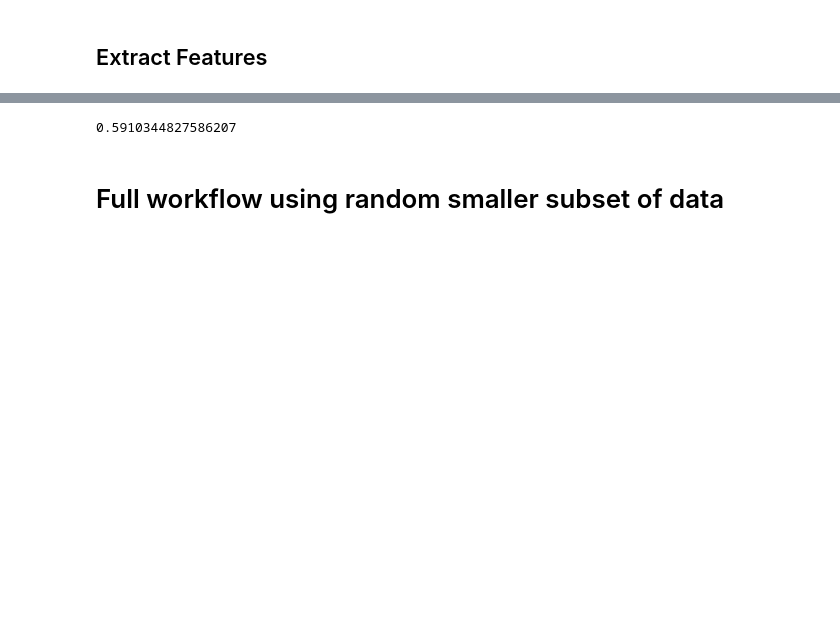
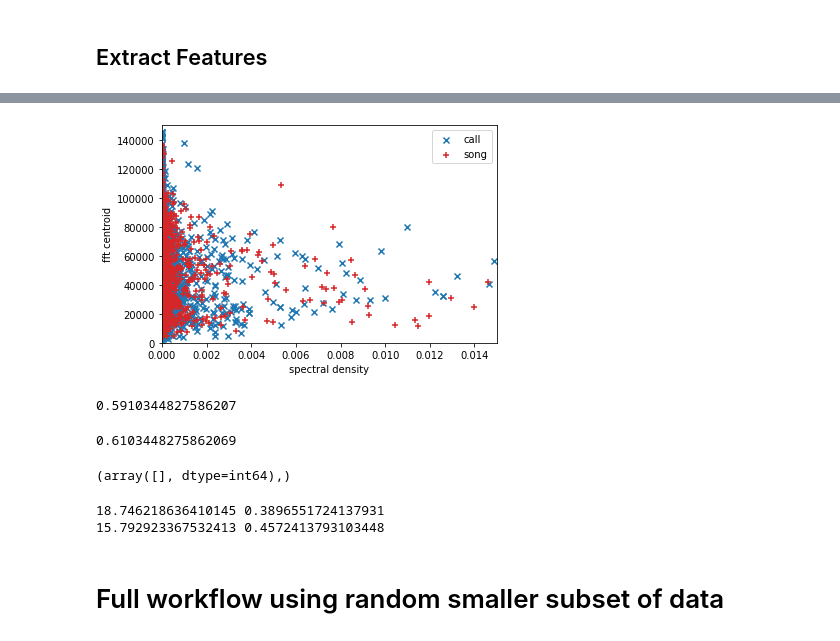
Before and after one commit to adithyabsk/bird_audio, a Jupyter notebook: notebooks/2.0-mk-audio-model.ipynb, the cells around one changed output, grey strips where cells are left out. Drawn from its saved outputs; the diff is of its cells as text; code cells hidden in the pictures; blank space fills up the shorter version.

Commit message:
Plotting features, calculating loss and error compared to baseline

```diff
--- a/notebooks/2.0-mk-audio-model.ipynb
+++ b/notebooks/2.0-mk-audio-model.ipynb
@@ -144,3 +160,23 @@ X_df = pd.read_json(path_or_buf=ROOT_PATH / "data/processed/audio_features.json"
+# %%
+# plot features
+full_df = X_df.copy()
+full_df['label'] = y_df
+full_df
+
+ix = full_df['val__spkt_welch_density__coeff_8']
+iy = full_df['val__fft_aggregated__aggtype_"centroid"'] # spectral centroid
+
+def plot_audio_byfeat():
+    plt.scatter(ix.loc[full_df['label']==1], iy.loc[full_df['label']==1], marker='x', color='C0')
+    plt.scatter(ix.loc[full_df['label']==0], iy.loc[full_df['label']==0], marker='+', color='C3')
+    plt.xlim([0,.015])
+    plt.ylim([0,150000])
+    plt.xlabel("spectral density")
+    plt.ylabel("fft centroid")
+    plt.legend(['call', 'song'])
+plot_audio_byfeat()
+# %% [output]
+[figure, added]
 # %%
 # get train-test split of features
 
@@ -154,6 +192,39 @@ lr.fit(X_train, y_train)
 print(lr.score(X_test, y_test))
 # %% [output]
 0.5910344827586207
+# %%
+# logistic regression with normalizing
+from sklearn.preprocessing import StandardScaler
+
+norm = StandardScaler()
+
+lr_norm = LogisticRegression()
+lr_norm.fit(norm.fit_transform(X_train), y_train)
+print(lr_norm.score(norm.transform(X_test), y_test))
+# %% [output]
+0.6103448275862069
+# %%
+# looks like the model always predicts call :(
+np.where(not np.isclose(lr_norm.predict_proba(X_test),[1.,0.]).all())
+# %% [output]
+(array([], dtype=int64),)
+# %%
+# compare loss and error with baseline
+from sklearn.metrics import log_loss
+
+logreg_pred = lr_norm.predict_proba(X_test)
+logreg_loss = log_loss(y_test, logreg_pred)
+logreg_error = (lr_norm.predict(norm.transform(X_test)) != y_test).mean() # mean error
+
+baseline_pred = np.repeat(1, y_test.size)
+baseline_loss = log_loss(y_test, baseline_pred)
+baseline_error = (1 != y_test).mean()
+
+print(logreg_loss, logreg_error)
+print(baseline_loss, baseline_error)
+# %% [output]
+18.746218636410145 0.3896551724137931
+15.792923367532413 0.4572413793103448
 # %% [markdown]
 # Full workflow using random smaller subset of data
 # %%
```
Also changed, not shown: parts of 6 cells of this notebook.
